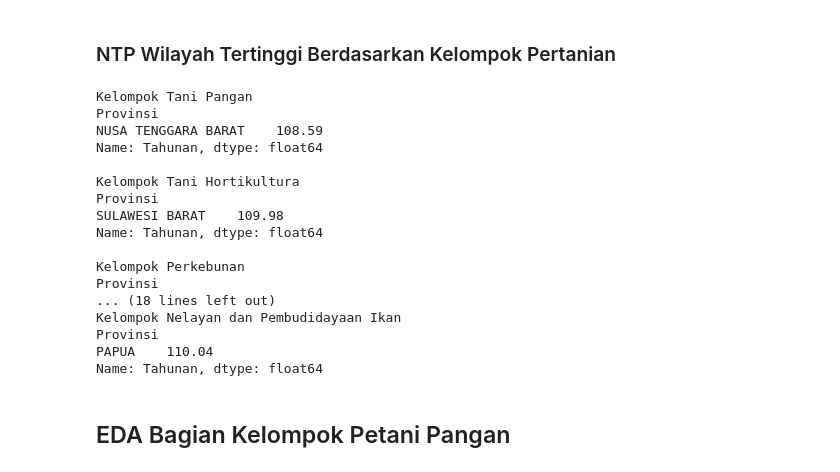
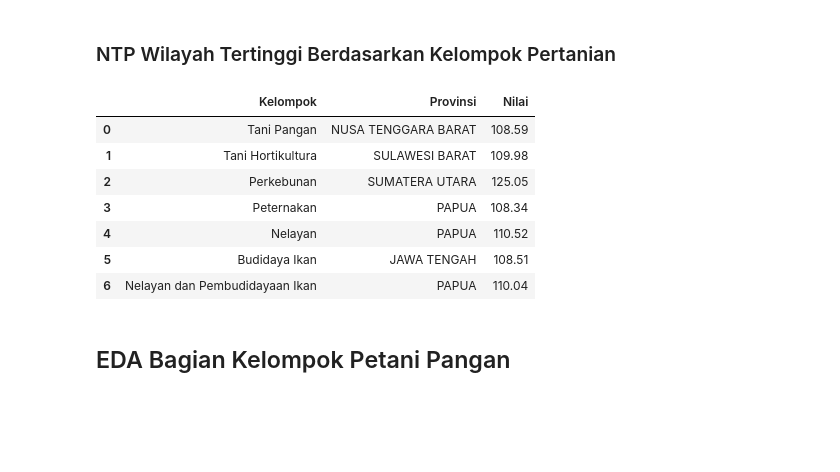
Before and after one commit to IanNarsa/iannarsa.github.io, a Jupyter notebook: pertanian/NTP.ipynb, the cells around one changed output. Saved outputs shown, nothing was run; the diff lists cells and outputs as text; code cells hidden in the pictures; blank space fills up the shorter version.

```diff
--- a/pertanian/NTP.ipynb
+++ b/pertanian/NTP.ipynb
@@ -80,39 +80,35 @@ dfIProv = dfBudIkan.drop(index='INDONESIA')
 dfNBProv = dfNelayandanBudidaya.drop(index='INDONESIA')
 # %% [markdown]
 ### NTP Wilayah Tertinggi  Berdasarkan Kelompok Pertanian
-# %%
-print('Kelompok Tani Pangan')
-print(dfPangan[dfPangan["Tahunan"]==dfPangan["Tahunan"].max()]["Tahunan"],'\n')
-print('Kelompok Tani Hortikultura')
-print(dfHortikultura[dfHortikultura["Tahunan"]==dfHortikultura["Tahunan"].max()]["Tahunan"],'\n')
-print('Kelompok Perkebunan')
-print(dfKebun[dfKebun["Tahunan"]==dfKebun["Tahunan"].max()]["Tahunan"],'\n')
-print('Kelompok Peternakan')
-print(dfPeternakan[dfPeternakan["Tahunan"]==dfPeternakan["Tahunan"].max()]["Tahunan"],'\n')
-print('Kelompok Nelayan')
-print(dfNelayan[dfNelayan["Tahunan"]==dfNelayan["Tahunan"].max()]["Tahunan"],'\n')
-print('Kelompok Budidaya Ikan')
-print(dfBudIkan[dfBudIkan["Tahunan"]==dfBudIkan["Tahunan"].max()]["Tahunan"],'\n')
-print('Kelompok Nelayan dan Pembudidayaan Ikan')
-print(dfNelayandanBudidaya[dfNelayandanBudidaya["Tahunan"]==dfNelayandanBudidaya["Tahunan"].max()]["Tahunan"],'\n')
-# %% [output]
-Kelompok Tani Pangan
-Provinsi
-NUSA TENGGARA BARAT    108.59
-Name: Tahunan, dtype: float64
-
-Kelompok Tani Hortikultura
-Provinsi
-SULAWESI BARAT    109.98
-Name: Tahunan, dtype: float64
-
-Kelompok Perkebunan
-Provinsi
-... (18 lines left out)
-Kelompok Nelayan dan Pembudidayaan Ikan
-Provinsi
-PAPUA    110.04
-Name: Tahunan, dtype: float64
+# %%
+d = {'Kelompok': ['Tani Pangan', 'Tani Hortikultura', 'Perkebunan', 'Peternakan', 'Nelayan', 'Budidaya Ikan', 'Nelayan dan Pembudidayaan Ikan'],
+     'Provinsi': [dfPangan[dfPangan["Tahunan"]==dfPangan["Tahunan"].max()]["Tahunan"].index[0],
+                  dfHortikultura[dfHortikultura["Tahunan"]==dfHortikultura["Tahunan"].max()]["Tahunan"].index[0],
+                  dfKebun[dfKebun["Tahunan"]==dfKebun["Tahunan"].max()]["Tahunan"].index[0],
+                  dfPeternakan[dfPeternakan["Tahunan"]==dfPeternakan["Tahunan"].max()]["Tahunan"].index[0],
+                  dfNelayan[dfNelayan["Tahunan"]==dfNelayan["Tahunan"].max()]["Tahunan"].index[0],
+                  dfBudIkan[dfBudIkan["Tahunan"]==dfBudIkan["Tahunan"].max()]["Tahunan"].index[0],
+                  dfNelayandanBudidaya[dfNelayandanBudidaya["Tahunan"]==dfNelayandanBudidaya["Tahunan"].max()]["Tahunan"].index[0]],
+    'Nilai': [dfPangan[dfPangan["Tahunan"]==dfPangan["Tahunan"].max()]["Tahunan"].values[0],
+                  dfHortikultura[dfHortikultura["Tahunan"]==dfHortikultura["Tahunan"].max()]["Tahunan"].values[0],
+                  dfKebun[dfKebun["Tahunan"]==dfKebun["Tahunan"].max()]["Tahunan"].values[0],
+                  dfPeternakan[dfPeternakan["Tahunan"]==dfPeternakan["Tahunan"].max()]["Tahunan"].values[0],
+                  dfNelayan[dfNelayan["Tahunan"]==dfNelayan["Tahunan"].max()]["Tahunan"].values[0],
+                  dfBudIkan[dfBudIkan["Tahunan"]==dfBudIkan["Tahunan"].max()]["Tahunan"].values[0],
+                  dfNelayandanBudidaya[dfNelayandanBudidaya["Tahunan"]==dfNelayandanBudidaya["Tahunan"].max()]["Tahunan"].values[0]]
+    }
+dfNTPMax = pd.DataFrame(data=d)
+# %%
+dfNTPMax
+# %% [output]
+|  | Kelompok | Provinsi | Nilai |
+| 0 | Tani Pangan | NUSA TENGGARA BARAT | 108.59 |
+| 1 | Tani Hortikultura | SULAWESI BARAT | 109.98 |
+| 2 | Perkebunan | SUMATERA UTARA | 125.05 |
+| 3 | Peternakan | PAPUA | 108.34 |
+| 4 | Nelayan | PAPUA | 110.52 |
+| 5 | Budidaya Ikan | JAWA TENGAH | 108.51 |
+| 6 | Nelayan dan Pembudidayaan Ikan | PAPUA | 110.04 |
 # %% [markdown]
 ## EDA Bagian Kelompok Petani Pangan
 # %%
```
Also changed, not shown: parts of 14 cells of this notebook, 14 other files.
